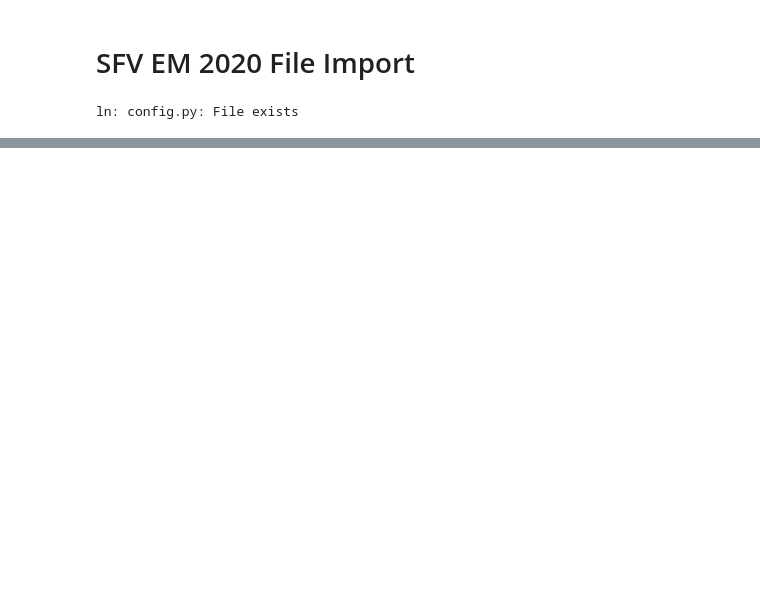
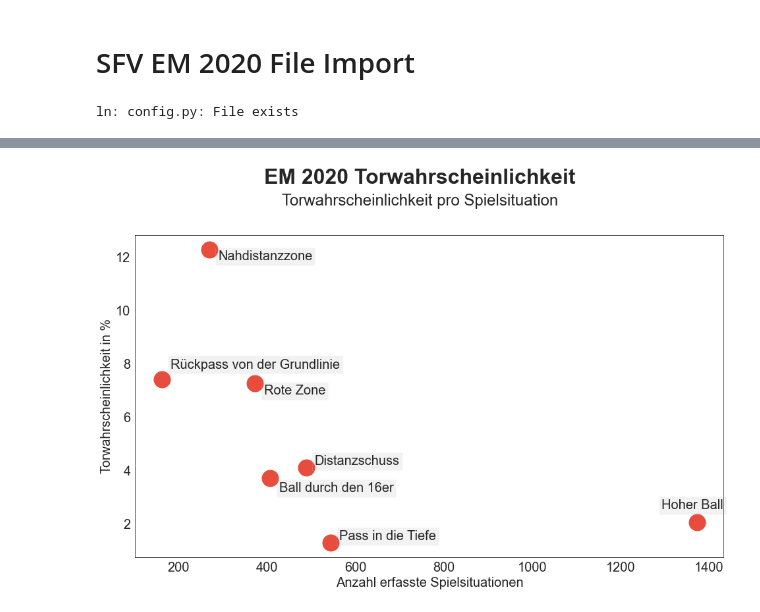
Before and after one commit to keepertrainer78698/youth-base, a Jupyter notebook: goalkeeping/euro2020/sfv-analysis.ipynb, the cells around one changed output, grey strips where cells are left out. Drawn from its saved outputs; the diff is of its cells as text; code cells hidden in the pictures; blank space fills up the shorter version.

Commit message:
post-shot expected goal model and goalkeeper specific euro analysis

```diff
--- a/goalkeeping/euro2020/sfv-analysis.ipynb
+++ b/goalkeeping/euro2020/sfv-analysis.ipynb
@@ -202,0 +195,35 @@ print(df.head(5))
+# %%
+## Create Table with Spielsituationen and GK events
+df['ist_tor'] = df.outcome.apply(lambda x: 'ja' if x == 'tor_erhalten' else 'nein')
+torgefahr = df.groupby(['spielsituation', 'ist_tor']).spielcode.count().reset_index()
+torgefahr = torgefahr.pivot(index='spielsituation', columns='ist_tor', values='spielcode').reset_index()
+torgefahr['total'] = torgefahr.ja + torgefahr.nein
+torgefahr['tor_%'] = torgefahr.ja / torgefahr.total * 100
+torgefahr.drop(columns=['ja', 'nein'], inplace=True)
+
+## Create Figure with Goal Expectations per Spielsituation
+fig = plt.figure(figsize=(16,9))
+
+sns.scatterplot(x='total', y='tor_%', s=800, data=torgefahr)
+
+text_spielsituationen = ['Ball durch den 16er', 'Distanzschuss', 'Hoher Ball', 'Nahdistanzzone', 'Pass in die Tiefe', 'Rote Zone', 'Rückpass von der Grundlinie']
+label_xpos = [20, 20, -80, 20, 20, 20, 20]
+label_ypos = [-0.5, 0.1, 0.5, -0.4, 0.1, -0.4, 0.4]
+for i in range(torgefahr.shape[0]):
+    plt.text(x=torgefahr.total[i]+label_xpos[i],
+        y=torgefahr['tor_%'][i]+label_ypos[i],
+        s=text_spielsituationen[i],
+        fontsize=20,
+        bbox=dict(facecolor='gray', alpha=0.1))
+
+plt.xticks(fontsize=20)
+plt.yticks(fontsize=20)
+plt.xlabel('Anzahl erfasste Spielsituationen', fontsize=20)
+plt.ylabel('Torwahrscheinlichkeit in %', fontsize=20)
+fig.text(0.5, 1, 'EM 2020 Torwahrscheinlichkeit', ha='center', fontsize=32, fontweight='bold')
+fig.text(0.5, 0.95, 'Torwahrscheinlichkeit pro Spielsituation', ha='center', fontsize=24)
+
+
+plt.show()
+# %% [output]
+[figure, added]
```
Also changed, not shown: parts of 29 cells of this notebook, 3 other files.
